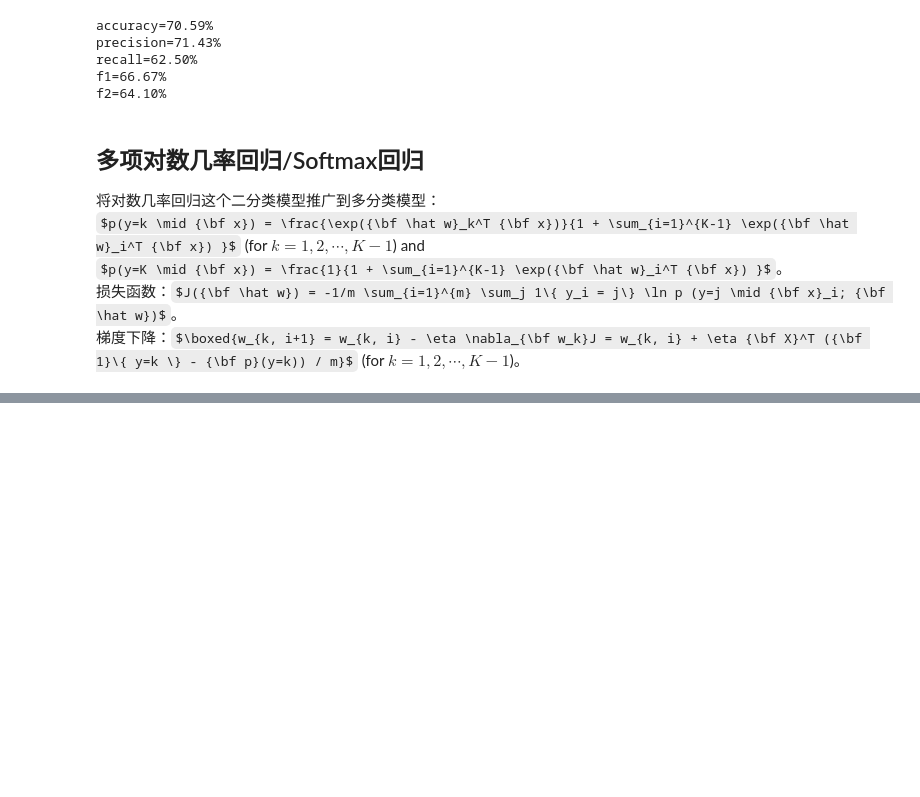
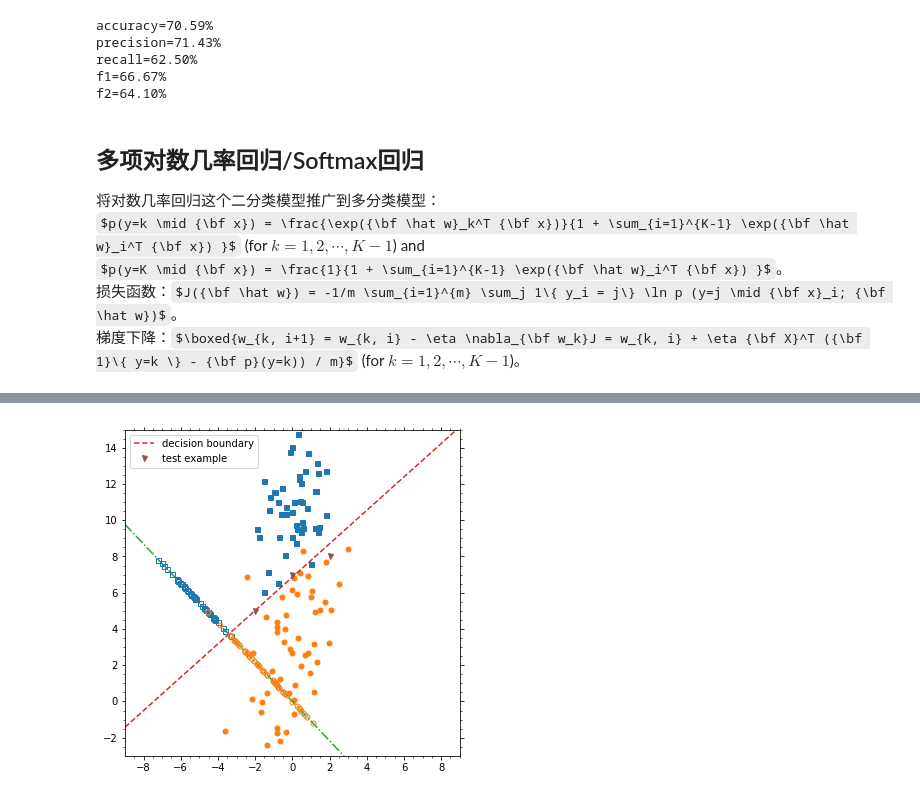
Before and after one commit to szqtc/MyMachineLearningNotes, a Jupyter notebook: 1_LinearModel.ipynb, the cells around one changed output, grey strips where cells are left out. Cells and saved outputs as stored; diff of their text form; code cells hidden in the pictures; some formulas as TeX source; blank space fills up the shorter version.

```diff
--- a/1_LinearModel.ipynb
+++ b/1_LinearModel.ipynb
@@ -848,0 +889,5 @@ ax2.plot(X2_0_proj[:, 0], X2_0_proj[:, 1], marker='s', ms=5, c='C1', mfc='w', ls
+# %%
+# dimension reduction
+w_db_norm = w_db/np.sqrt((w_db**2).sum())
+X_proj = X2@w_db_norm
+print('X_proj[:10] = ', X_proj[:10])
@@ -848,0 +905,13 @@ ax2.plot(X2_0_proj[:, 0], X2_0_proj[:, 1], marker='s', ms=5, c='C1', mfc='w', ls
+# %%
+# the line to project, let (x-0)/w0 = (y-0)/w1
+y_pl2 = w_db[1, 0]/w_db[0, 0]*x_pl
+ax2.plot(x_pl, y_pl2, ls='-.', c='C2')
+
+# project points to normal vector: x_new = (x@w) * w/|w|^2
+X2_0_proj = (X2_0@w_db_norm) * w_db_norm.T
+X2_1_proj = (X2_1@w_db_norm) * w_db_norm.T
+ax2.plot(X2_0_proj[:, 0], X2_0_proj[:, 1], marker='s', ms=5, c='C0', mfc='None', ls='None')
+ax2.plot(X2_1_proj[:, 0], X2_1_proj[:, 1], marker='o', ms=5, c='C1', mfc='None', ls='None')
+fg2
+# %% [output]
+[figure, added]
```
Also changed, not shown: parts of 37 cells of this notebook, 4 other files.
